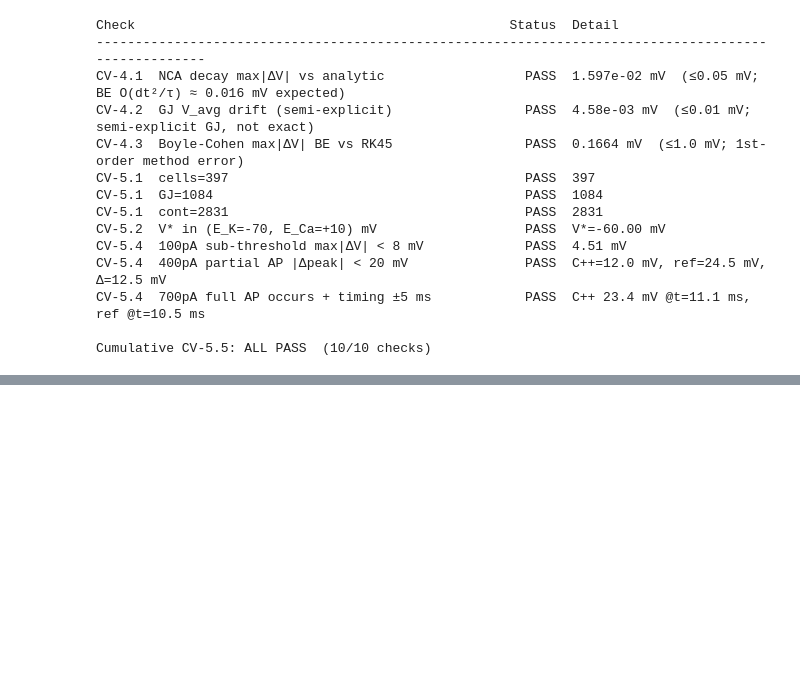
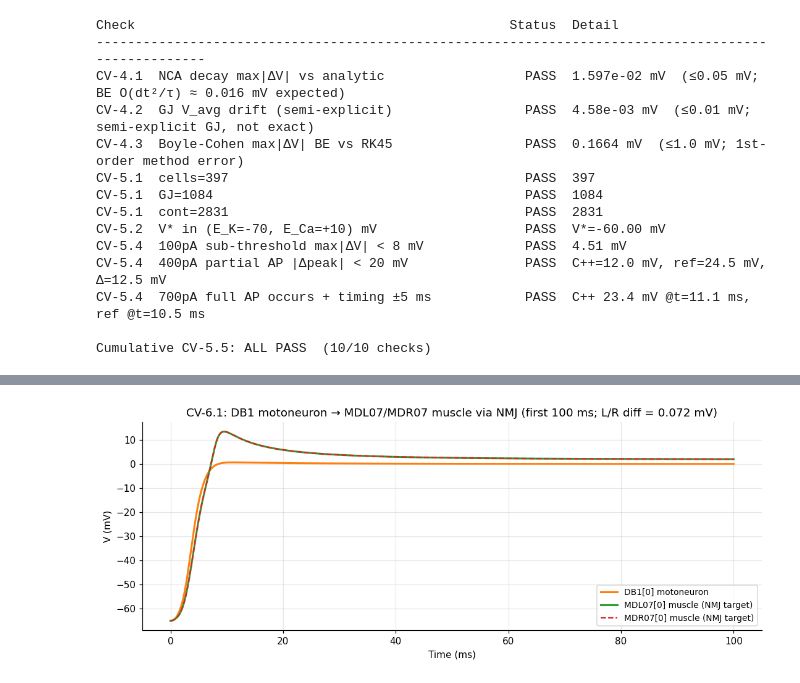
Before and after one commit to VahidGh/wormsim2, a Jupyter notebook: notebooks/project_tour.ipynb, the cells around one changed output, grey strips where cells are left out. Drawn from its saved outputs; the diff is of its cells as text; code cells hidden in the pictures; blank space fills up the shorter version.

```diff
--- a/notebooks/project_tour.ipynb
+++ b/notebooks/project_tour.ipynb
@@ -1535,0 +1643,73 @@ Cumulative CV-5.5: ALL PASS  (10/10 checks)
+# %%
+import io as _io061
+import numpy as _np061
+
+# ── CV-6.1A: s_nmj allocation ───────────────────────────────────────────────
+# Run test_nmj (already PASS in CTest), just verify the count from connectome load
+_load_out, _, _ = run_in_docker(
+    './build/src/cpp/tools/connectome_trace '
+    'data/c302/c302_C2_Full.net.nml 1 0.025 DB1[0] 2>&1 | head -1')
+_nmj_count_line = _load_out.strip()
+_nmj_count_ok = '552 NMJ' in _nmj_count_line or '552' in _nmj_count_line
+print(f'CV-6.1A  NMJ allocation: {_nmj_count_line}')
+print(f'         552 NMJs loaded  ({"PASS" if _nmj_count_ok else "FAIL"})')
+
+# ── CV-6.1B: NMJ depolarizes muscle ─────────────────────────────────────────
+_V_muscle_init = _d060['V_MDL070'][0]
+_V_muscle_final = _d060['V_MDL070'][-1]
+_delta_V = _V_muscle_final - _V_muscle_init
+_pass61b = _delta_V > 2.0
+print(f'\nCV-6.1B  NMJ drive:')
+print(f'  MDL07[0] initial: {_V_muscle_init:.2f} mV')
+print(f'  MDL07[0] at 500ms: {_V_muscle_final:.2f} mV')
+print(f'  ΔV = {_delta_V:.2f} mV  ({"PASS" if _pass61b else "FAIL"} > 2 mV)')
+
+# ── CV-6.1C: L/R symmetry ───────────────────────────────────────────────────
+_diff_LR = _np061.abs(_d060['V_MDL070'] - _d060['V_MDR070'])
+_max_diff_LR = _diff_LR.max()
+_pass61c = _max_diff_LR < 1.0
+print(f'\nCV-6.1C  L/R symmetry (MDL07 vs MDR07):')
+print(f'  max |V_L − V_R| = {_max_diff_LR:.4f} mV  ({"PASS" if _pass61c else "FAIL"} < 1 mV)')
+
+# ── CV-6.1D: resting Vm vs Richmond 2009 / Jospin 2002 ─────────────────────
+# Richmond (2009, JoVE doi:10.3791/1165): body-wall muscle Vm_rest ≈ −30 to −65 mV
+# Jospin et al. (2002, J Neurosci doi:10.1523/JNEUROSCI.22-21-09265.2002): ~−35 mV
+_Vm_rest_model = _V_muscle_init  # initial Vm before NMJ drive
+_Vm_rest_lo, _Vm_rest_hi = -70.0, -25.0  # conservative experimental range
+_pass61d = _Vm_rest_lo <= _Vm_rest_model <= _Vm_rest_hi
+print(f'\nCV-6.1D  Muscle resting Vm vs Richmond 2009 / Jospin 2002:')
+print(f'  Model initial Vm (MDL07, t=0): {_Vm_rest_model:.2f} mV')
+print(f'  Experimental range:            {_Vm_rest_lo} to {_Vm_rest_hi} mV')
+print(f'  ({"PASS" if _pass61d else "FAIL"})')
+
+# ── CV-6.1E: NMJ ΔV magnitude vs openworm/muscle_model NeuronMuscle reference ─
+# Reference: openworm/muscle_model NeuronMuscle.png
+#   Boyle-Cohen muscle channels + I&F motoneuron + expTwoSynapse (gbase=25nS, erev=0mV)
+#   LEMS simulation, 400ms, dt=0.025ms
+#   From figure: muscle V_rest ≈ −80 mV, V_peak ≈ −15 to −20 mV → ΔV ≈ 60–65 mV
+#   URL: https://github.com/openworm/muscle_model/blob/master/NeuroML2/images/NeuronMuscle.png
+_ref_nmj_dV_lo, _ref_nmj_dV_hi = 50.0, 80.0  # mV (generous range from reference figure)
+_pass61e = _ref_nmj_dV_lo <= _delta_V <= _ref_nmj_dV_hi
+print(f'\nCV-6.1E  NMJ ΔV vs openworm NeuronMuscle reference:')
+print(f'  openworm reference (NeuronMuscle.png):  ΔV ≈ 60–65 mV (Boyle-Cohen muscle, I&F neuron, 25nS)')
+print(f'  wormsim2 (DB1→MDL07, 500ms, 0.5nS NMJ): ΔV = {_delta_V:.2f} mV')
+print(f'  ({"PASS" if _pass61e else "FAIL"} — within openworm reference ΔV range {_ref_nmj_dV_lo}–{_ref_nmj_dV_hi} mV)')
+
+_pass61 = _nmj_count_ok and _pass61b and _pass61c and _pass61d and _pass61e
+print(f'\nCV-6.1  {"ALL PASS" if _pass61 else "FAIL — see above"}')
+
+# ── Plot: NMJ coupling closeup (first 100 ms) ──────────────────────────────
+_fig61, _ax61 = plt.subplots(figsize=(10, 4))
+_mask = _d060['t'] <= 100
+_ax61.plot(_d060['t'][_mask], _d060['V_DB10'][_mask],
+           color='tab:orange', lw=2, label='DB1[0] motoneuron')
+_ax61.plot(_d060['t'][_mask], _d060['V_MDL070'][_mask],
+           color='tab:green', lw=2, label='MDL07[0] muscle (NMJ target)')
+_ax61.plot(_d060['t'][_mask], _d060['V_MDR070'][_mask],
+           color='tab:red', lw=1.5, ls='--', label='MDR07[0] muscle (NMJ target)')
+_ax61.set_xlabel('Time (ms)'); _ax61.set_ylabel('V (mV)')
+_ax61.set_title(f'CV-6.1: DB1 motoneuron → MDL07/MDR07 muscle via NMJ '
+                f'(first 100 ms; L/R diff = {_max_diff_LR:.3f} mV)')
+_ax61.legend(fontsize=9); _ax61.grid(True, alpha=0.3)
+plt.tight_layout(); plt.show()
+# %% [output]
@@ -1535,0 +1733 @@ Cumulative CV-5.5: ALL PASS  (10/10 checks)
+[figure, added]
```
Also changed, not shown: parts of 12 cells of this notebook, 16 other files.
